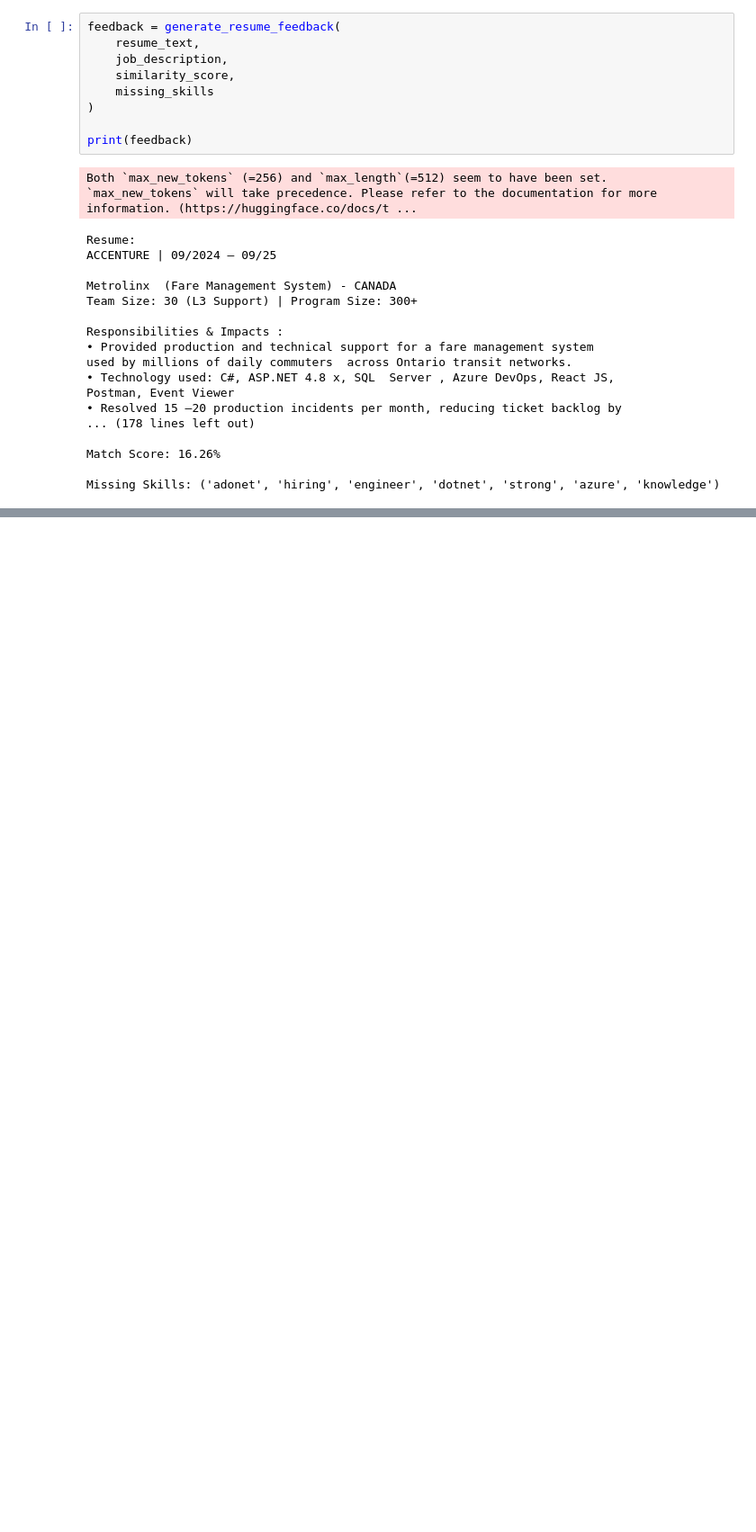
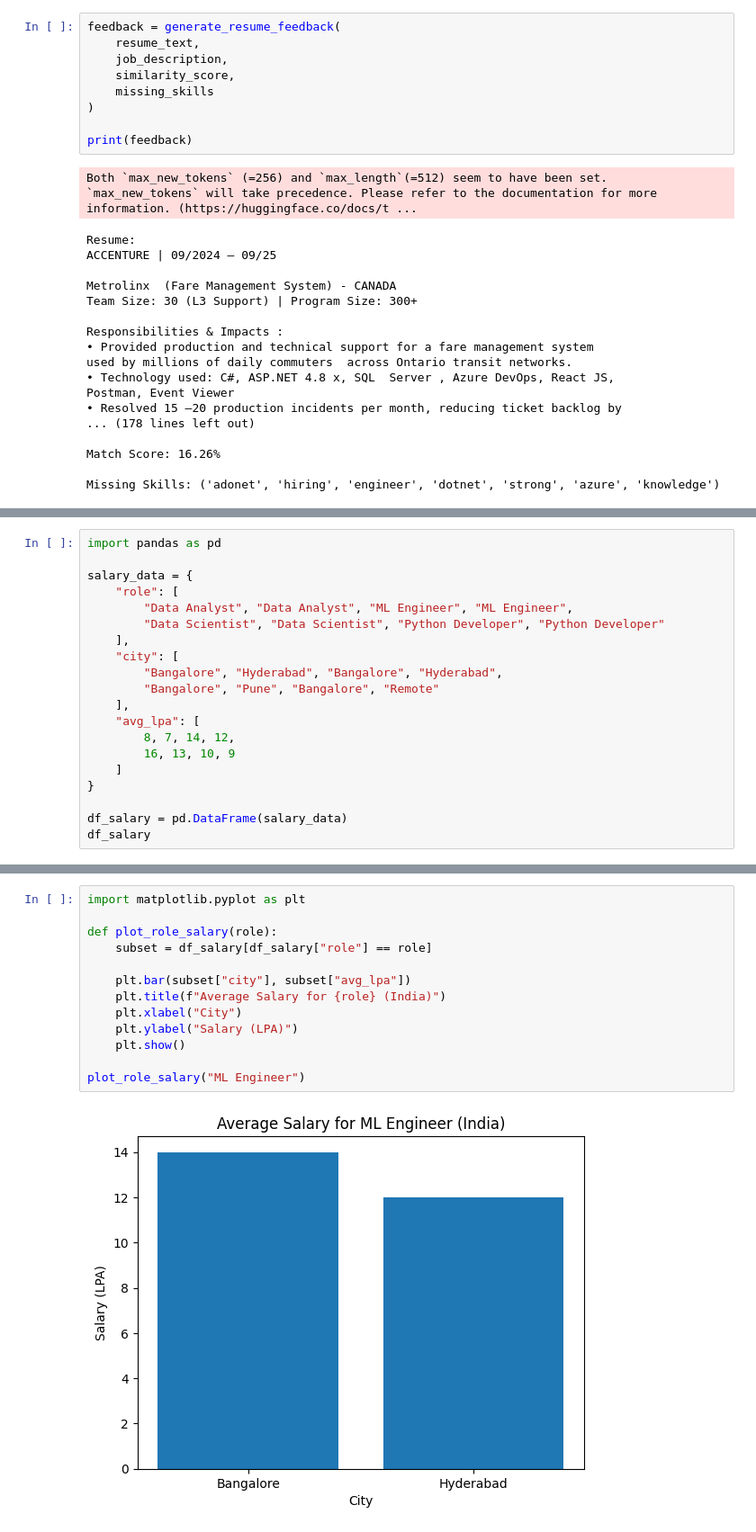
Before and after one commit to Sirisha-collab/Resume-Job-Match-Analytics, a Jupyter notebook: Resume_&_Job_Analytics.ipynb, the cells around one changed output, grey strips where cells are left out. Shown at 90% size. Cells and saved outputs as stored; diff of their text form; blank space fills up the shorter version.

```diff
--- a/Resume_&_Job_Analytics.ipynb
+++ b/Resume_&_Job_Analytics.ipynb
@@ -214,0 +217,20 @@ Missing Skills: ('adonet', 'hiring', 'engineer', 'dotnet', 'strong', 'azure', 'k
+# %%
+import pandas as pd
+
+salary_data = {
+    "role": [
+        "Data Analyst", "Data Analyst", "ML Engineer", "ML Engineer",
+        "Data Scientist", "Data Scientist", "Python Developer", "Python Developer"
+    ],
+    "city": [
+        "Bangalore", "Hyderabad", "Bangalore", "Hyderabad",
+        "Bangalore", "Pune", "Bangalore", "Remote"
+    ],
+    "avg_lpa": [
+        8, 7, 14, 12,
+        16, 13, 10, 9
+    ]
+}
+
+df_salary = pd.DataFrame(salary_data)
+df_salary
@@ -214,0 +355,15 @@ Missing Skills: ('adonet', 'hiring', 'engineer', 'dotnet', 'strong', 'azure', 'k
+# %%
+import matplotlib.pyplot as plt
+
+def plot_role_salary(role):
+    subset = df_salary[df_salary["role"] == role]
+
+    plt.bar(subset["city"], subset["avg_lpa"])
+    plt.title(f"Average Salary for {role} (India)")
+    plt.xlabel("City")
+    plt.ylabel("Salary (LPA)")
+    plt.show()
+
+plot_role_salary("ML Engineer")
+# %% [output]
+[figure, added]
```
Also changed, not shown: parts of 19 cells of this notebook.
